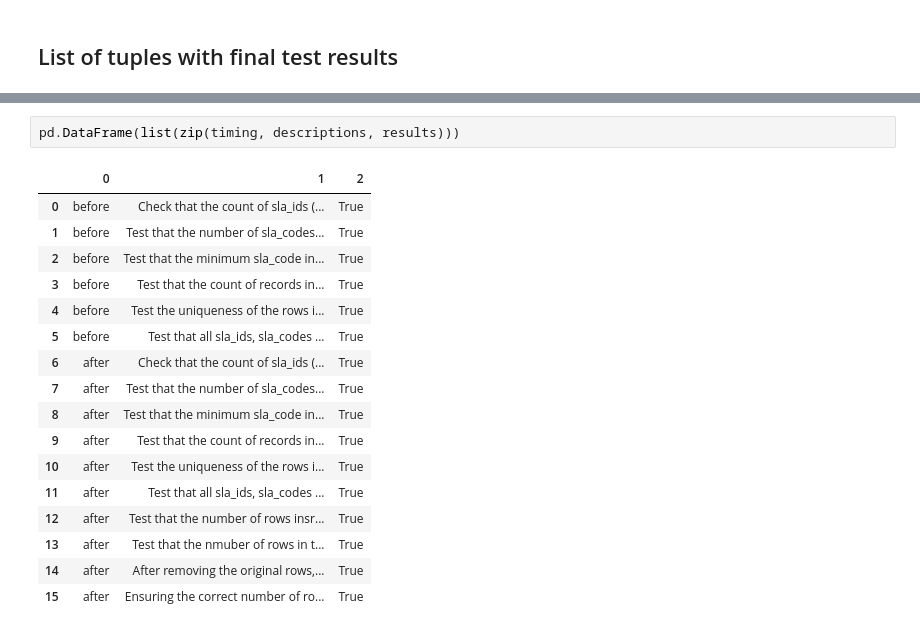
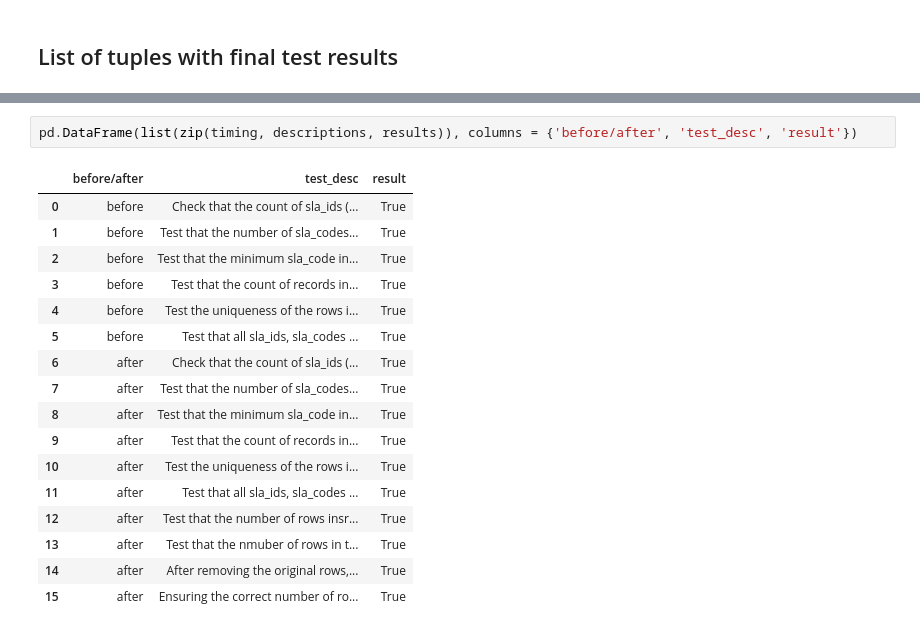
Before and after one commit to NYC-Parks/SLADB, a Jupyter notebook: testing/test_add_new_sla.ipynb, the cells around one changed output, grey strips where cells are left out. Saved outputs shown, nothing was run; the diff lists cells and outputs as text.

Commit message:
adding column headers to result table

```diff
--- a/testing/test_add_new_sla.ipynb
+++ b/testing/test_add_new_sla.ipynb
@@ -380,9 +380,9 @@ list(zip(timing, descriptions, results))
   'Ensuring the correct number of rows was inserted into tbl_ref_sla_trnalsation',
   True)]
 # %%
-pd.DataFrame(list(zip(timing, descriptions, results)))
+pd.DataFrame(list(zip(timing, descriptions, results)), columns = {'before/after', 'test_desc', 'result'})
 # %% [output]
-|  | 0 | 1 | 2 |
+|  | before/after | test_desc | result |
 | 0 | before | Check that the count of sla_ids (... | True |
 | 1 | before | Test that the number of sla_codes... | True |
 | 2 | before | Test that the minimum sla_code in... | True |
```
